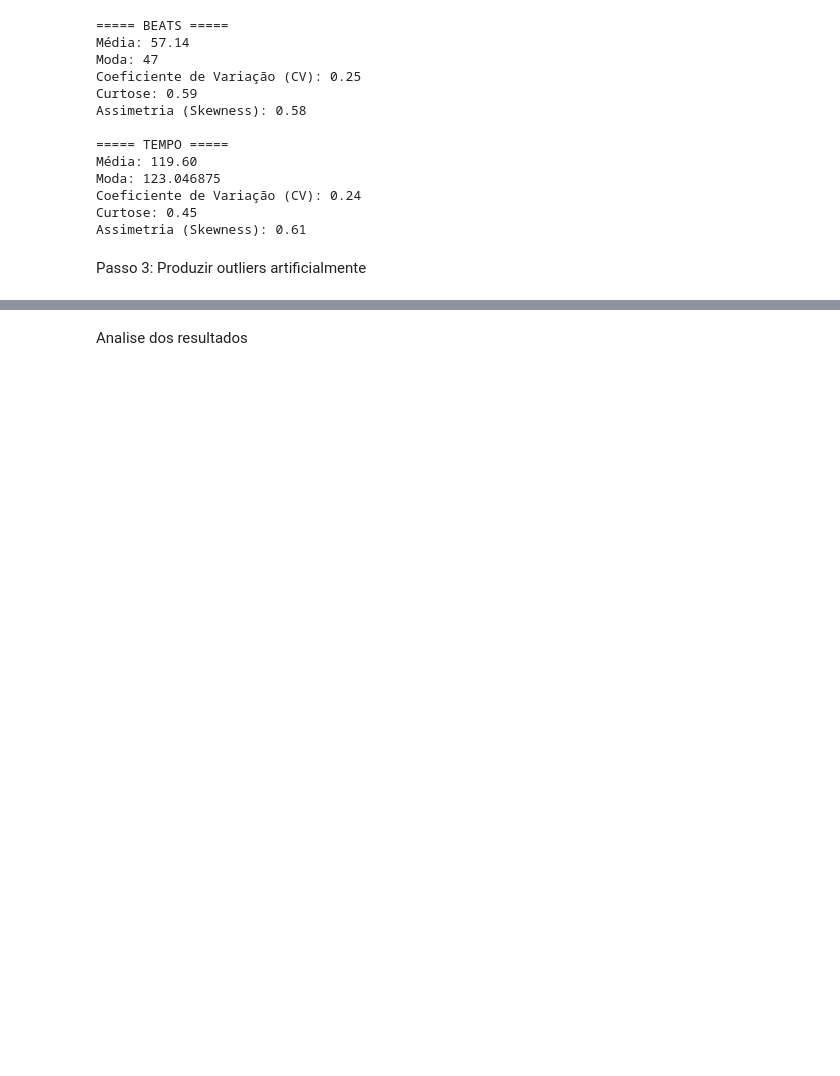
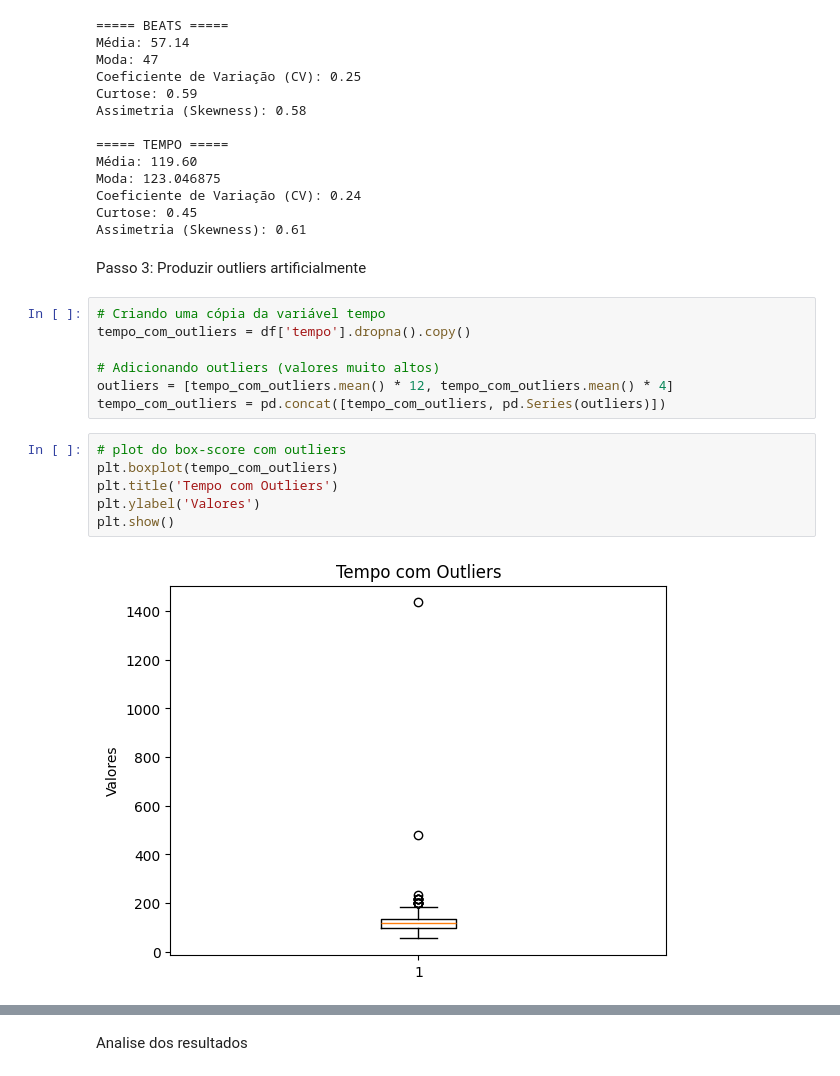
Before and after one commit to AguiarCamile/Trabalhos_IA, a Jupyter notebook: Atividade_2_1.ipynb, the cells around one changed output, grey strips where cells are left out. Cells and saved outputs as stored; diff of their text form; blank space fills up the shorter version.

Commit message:
Criação de outliers na parte A, e analise parcial dos resultados

```diff
--- a/Atividade_2_1.ipynb
+++ b/Atividade_2_1.ipynb
@@ -155,3 +155,18 @@ Curtose: 0.45
 Assimetria (Skewness): 0.61
 # %% [markdown]
 Passo 3: Produzir outliers artificialmente
+# %%
+# Criando uma cópia da variável tempo
+tempo_com_outliers = df['tempo'].dropna().copy()
+
+# Adicionando outliers (valores muito altos)
+outliers = [tempo_com_outliers.mean() * 12, tempo_com_outliers.mean() * 4]
+tempo_com_outliers = pd.concat([tempo_com_outliers, pd.Series(outliers)])
+# %%
+# plot do box-score com outliers
+plt.boxplot(tempo_com_outliers)
+plt.title('Tempo com Outliers')
+plt.ylabel('Valores')
+plt.show()
+# %% [output]
+[figure, added]
```
Also changed, not shown: parts of 4 cells of this notebook.
